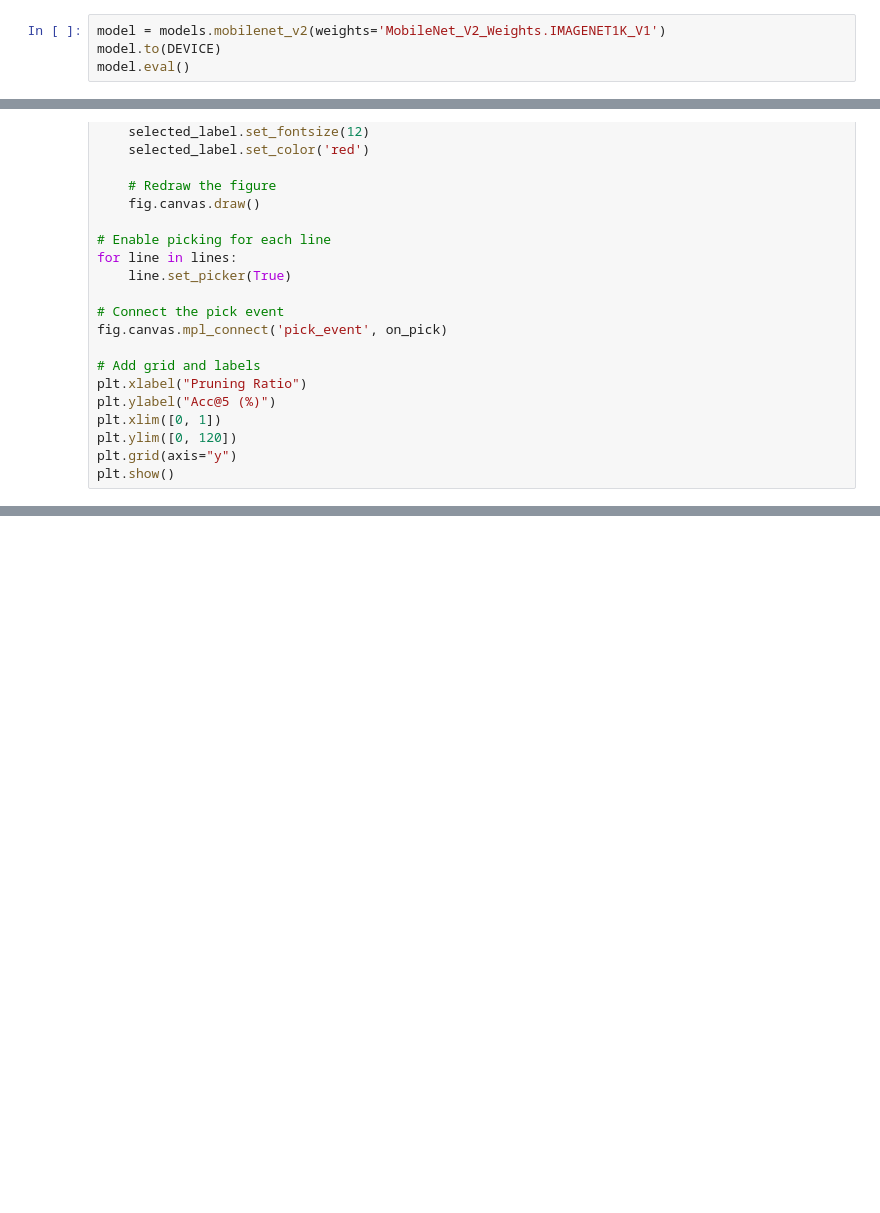
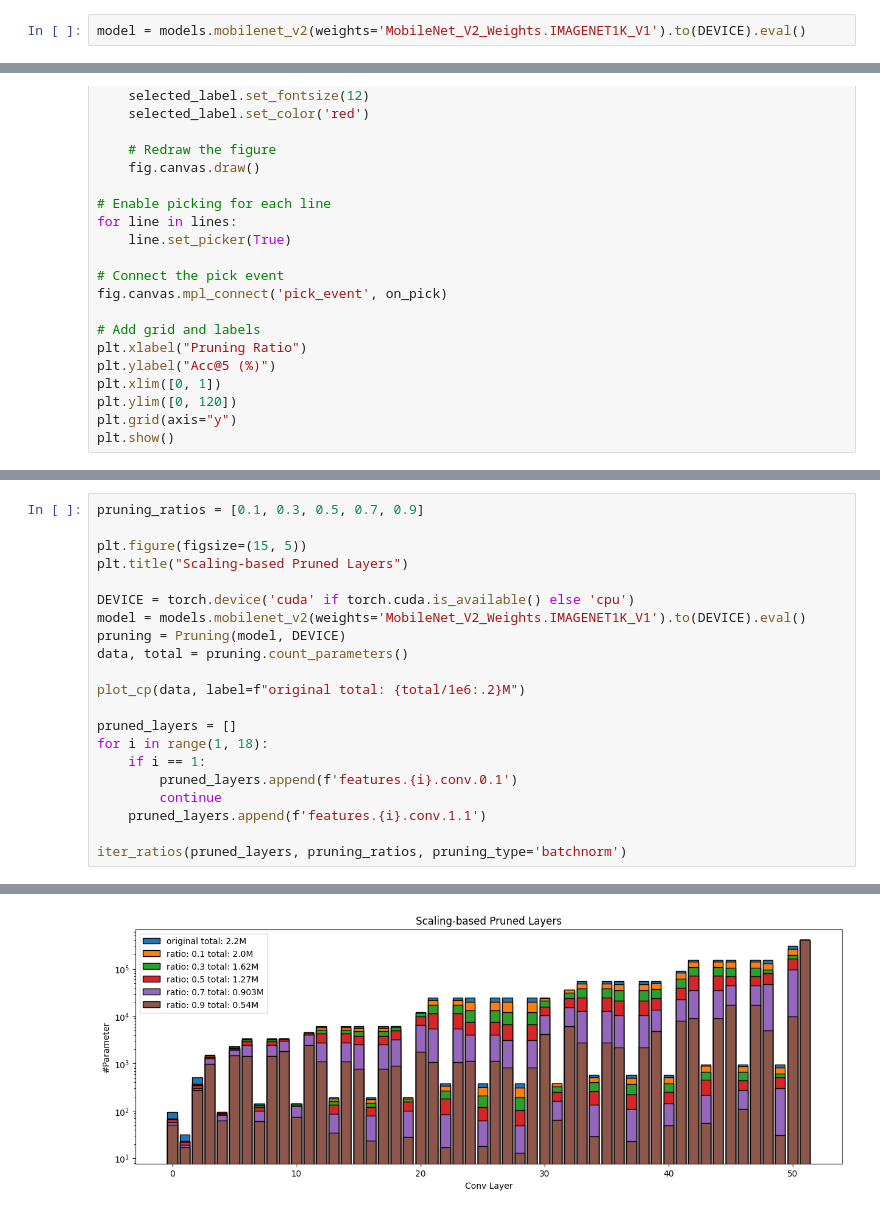
Before and after one commit to alfredowh/model-compression, a Jupyter notebook: notebooks/model_exploration.ipynb, the cells around one changed output, grey strips where cells are left out. Drawn from its saved outputs; the diff is of its cells as text; blank space fills up the shorter version.

Commit message:
Add plot parameters count

```diff
--- a/notebooks/model_exploration.ipynb
+++ b/notebooks/model_exploration.ipynb
@@ -6,6 +7,4 @@ from torchvision import models
 # %%
 DEVICE = torch.device('cuda' if torch.cuda.is_available() else 'cpu')
 # %%
-model = models.mobilenet_v2(weights='MobileNet_V2_Weights.IMAGENET1K_V1')
-model.to(DEVICE)
-model.eval()
+model = models.mobilenet_v2(weights='MobileNet_V2_Weights.IMAGENET1K_V1').to(DEVICE).eval()
@@ -366,0 +379,22 @@ plt.show()
+# %%
+pruning_ratios = [0.1, 0.3, 0.5, 0.7, 0.9]
+
+plt.figure(figsize=(15, 5))
+plt.title("Scaling-based Pruned Layers")
+
+DEVICE = torch.device('cuda' if torch.cuda.is_available() else 'cpu')
+model = models.mobilenet_v2(weights='MobileNet_V2_Weights.IMAGENET1K_V1').to(DEVICE).eval()
+pruning = Pruning(model, DEVICE)
+data, total = pruning.count_parameters()
+
+plot_cp(data, label=f"original total: {total/1e6:.2}M")
+
+pruned_layers = []
+for i in range(1, 18):
+    if i == 1:
+        pruned_layers.append(f'features.{i}.conv.0.1')
+        continue
+    pruned_layers.append(f'features.{i}.conv.1.1')
+
+iter_ratios(pruned_layers, pruning_ratios, pruning_type='batchnorm')
+# %% [output]
@@ -366,0 +418 @@ plt.show()
+[figure, added]
```
Also changed, not shown: parts of 6 cells of this notebook.
